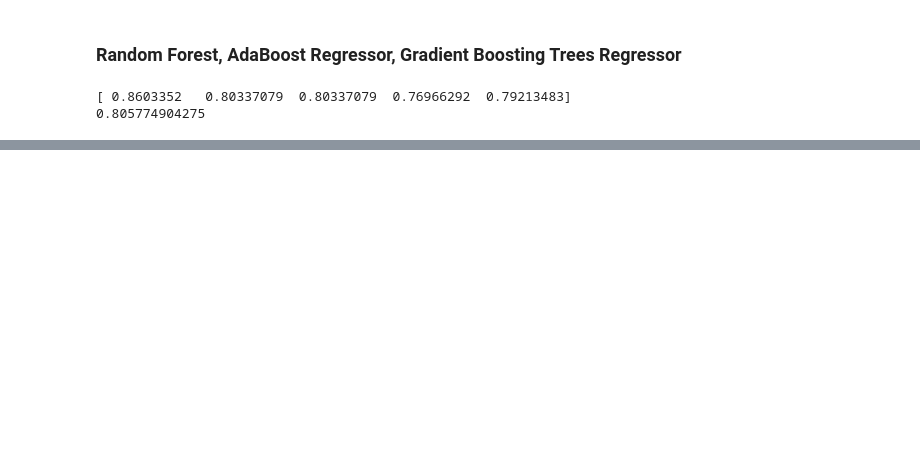
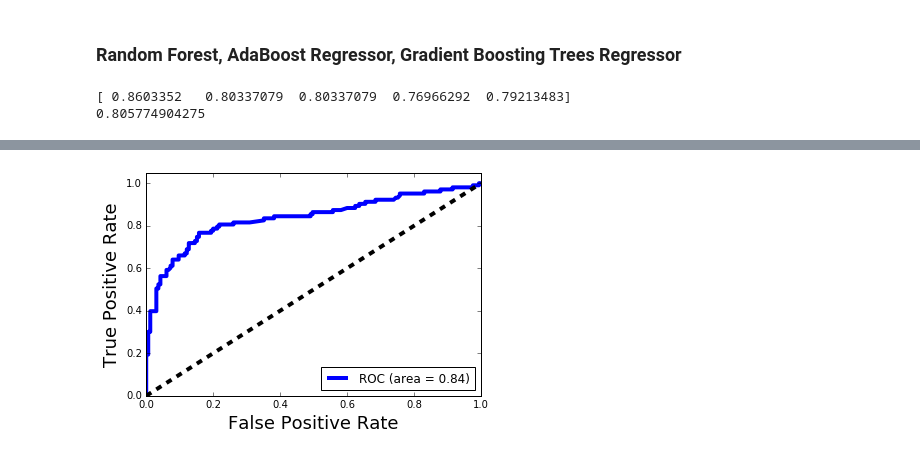
Before and after one commit to lll-tjxie/PROJECT, a Jupyter notebook: Project-5/Project 5.ipynb, the cells around one changed output, grey strips where cells are left out. Saved outputs shown, nothing was run; the diff lists cells and outputs as text; code cells hidden in the pictures; blank space fills up the shorter version.

```diff
--- a/Project-5/Project 5.ipynb
+++ b/Project-5/Project 5.ipynb
@@ -894,0 +945,10 @@ print np.mean(scores)
+# %%
+cv = KFold(len(y), n_folds=5, shuffle=True)
+ad_params = {
+    'n_estimators' : [20,30,50,70],
+    'learning_rate': [0.8,1.0,1.2,1.5,2.0]
+
+}
+ad = AdaBoostClassifier()
+gs_ad = GridSearchCV(ad,ad_params,cv=cv,n_jobs=-1,)
+gs_ad.fit(X,y)
@@ -901,0 +993,11 @@ print np.mean(scores)
+# %%
+cv = KFold(len(y), n_folds=5, shuffle=True)
+gb_params = {
+    'min_samples_split': [2,3],
+    'min_samples_leaf': [1,2,3],
+    'max_depth': [3,4,5]
+
+}
+gb = GradientBoostingClassifier()
+gs_gb = GridSearchCV(gb,gb_params,cv=cv,n_jobs=-1,)
+gs_gb.fit(X,y)
@@ -901,0 +1041,21 @@ print np.mean(scores)
+# %%
+%matplotlib inline
+import matplotlib.pyplot as plt
+def auc_plotting_function(rate1, rate2, rate1_name, rate2_name, curve_name):
+    AUC = auc(rate1, rate2)
+    plt.plot(rate1, rate2, label=curve_name + ' (area = %0.2f)' % AUC, linewidth=4)
+    plt.plot([0, 1], [0, 1], 'k--', linewidth=4)
+    plt.xlim([0.0, 1.0])
+    plt.ylim([0.0, 1.05])
+    plt.xlabel(rate1_name, fontsize=18)
+    plt.ylabel(rate2_name, fontsize=18)
+    plt.legend(loc="lower right")
+    plt.show()
+def plot_roc(y_true, y_score):
+    fpr, tpr, _ = roc_curve(y_true, y_score)
+    auc_plotting_function(fpr, tpr, 'False Positive Rate', 'True Positive Rate', 'ROC')
+# %%
+y_score = gs_gb.best_estimator_.decision_function(X_test)
+plot_roc(y_test, y_score)
+# %% [output]
+[figure, added]
```
Also changed, not shown: parts of 23 cells of this notebook, 2 other files.
